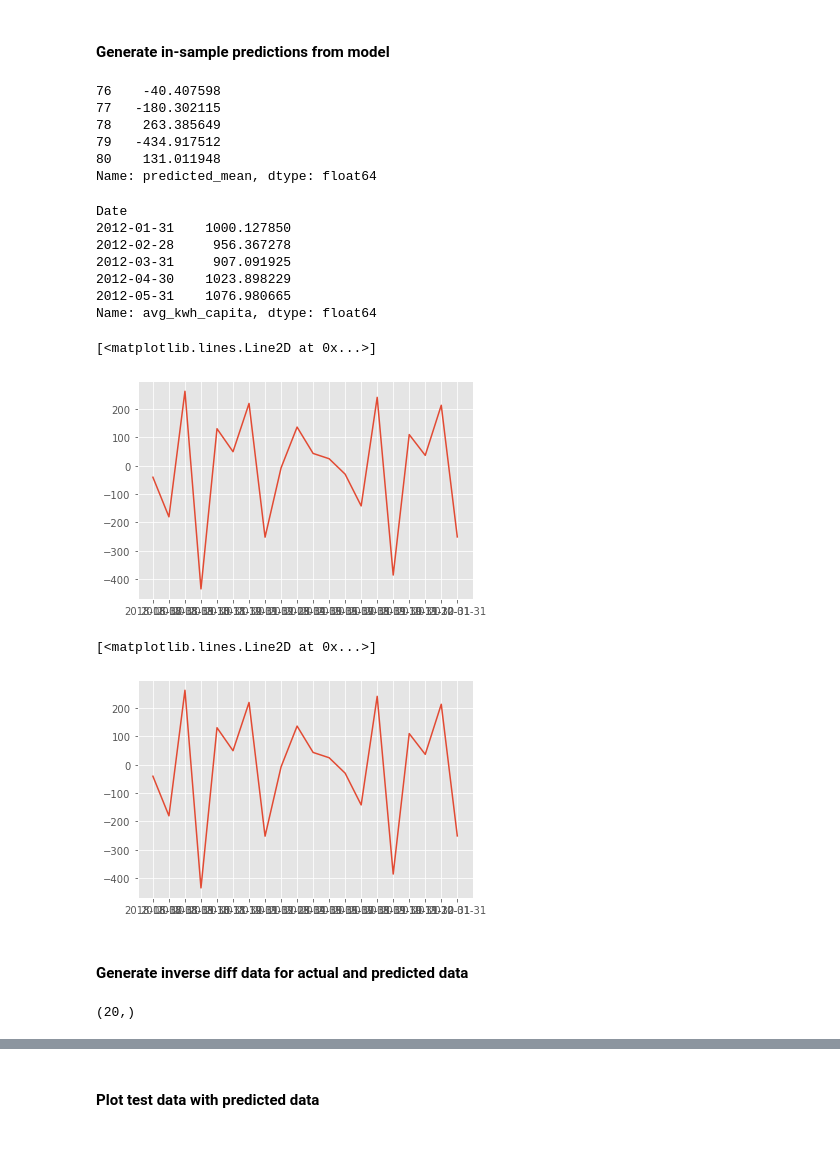
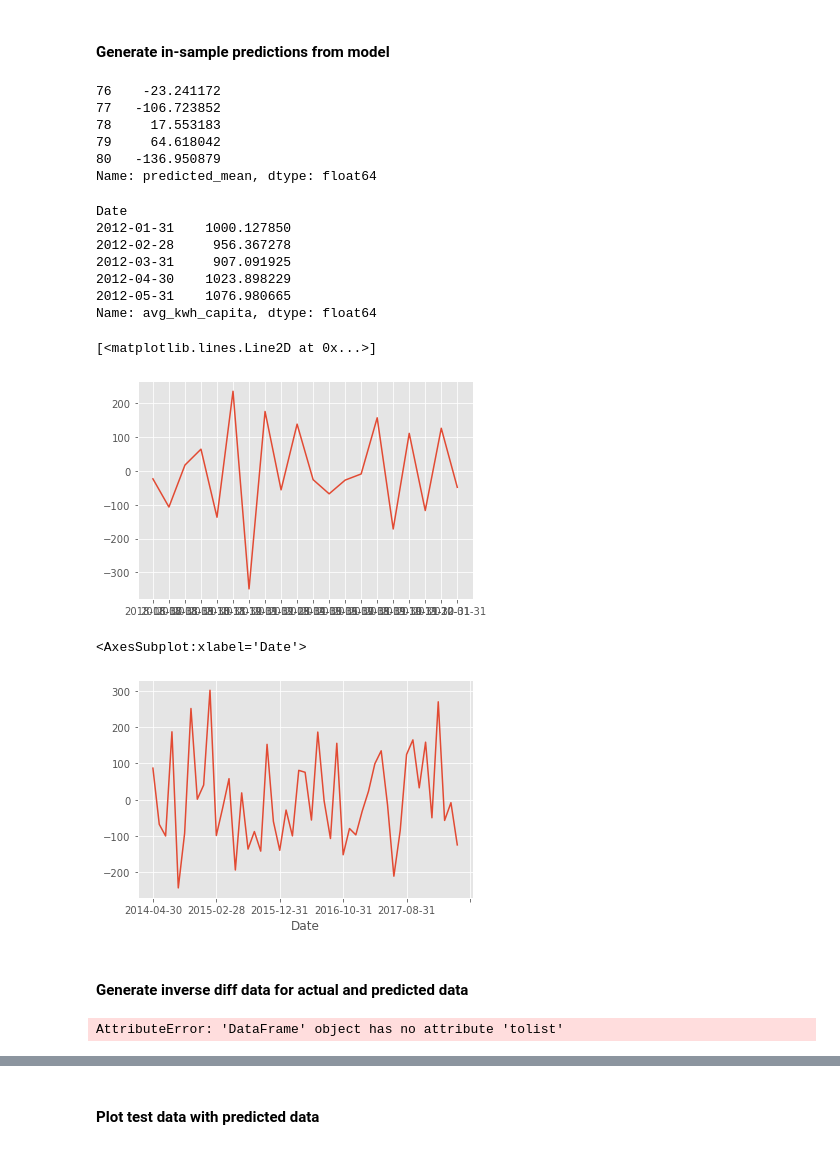
Before and after one commit to katiejohnsonsf/Forecasting-a-Carbon-Zero-City, a Jupyter notebook: Models.ipynb, the cells around one changed output, grey strips where cells are left out. Cells and saved outputs as stored; diff of their text form; code cells hidden in the pictures.

```diff
--- a/Models.ipynb
+++ b/Models.ipynb
@@ -76,10 +67,10 @@ plt.savefig('images/seas_decomp_diffed.png')
 <h4>Split the data into training and testing sets</h4>
 # %%
 #train_test_split
-tr_start,tr_end = '2012-03-31','2018-05-31'
-te_start,te_end = '2018-06-30','2020-01-31'
-train = diffed[tr_start:tr_end]
-test = diffed[te_start:te_end]
+# tr_start,tr_end = '2012-03-31','2018-05-31'
+# te_start,te_end = '2018-06-30','2020-01-31'
+train = diffed[0:74]
+test = diffed[75:]
 # %% [markdown]
 <h4>Scope the AR (p) and MA (q) terms with ACF plot</h4>
 # %%
@@ -257,11 +162,12 @@ Optimization terminated successfully.
 <h4>Train model on training set</h4>
 # %%
 # SARIMA with optimized parameters
-mod = sm.tsa.statespace.SARIMAX(train, order=(0, 1, 2), seasonal_order=(2, 1, 1, 4))
-res = mod.fit(max_iter=50, method='powell')
+mod = sm.tsa.statespace.SARIMAX(train, order=(0, 1, 2), seasonal_order=(2, 2, 1, 12), simple_differencing=True)
+res = mod.fit(max_iter=50)
 res
 print(res.summary())
 
 # (0, 1, 2), seasonal_order=(2, 1, 1, 4)
 # SARIMAX(0, 1, 2),(1, 1, 2, 6) - AIC:832.7026273809294
+# (0, 1, 2)(0, 2, 1, 12)
 # %% [output]
@@ -290,11 +196,11 @@ predictions = res.predict(start=76, end=95)
 # %%
 predictions.head()
 # %% [output]
-76    -40.407598
-77   -180.302115
-78    263.385649
-79   -434.917512
-80    131.011948
+76    -23.241172
+77   -106.723852
+78     17.553183
+79     64.618042
+80   -136.950879
 Name: predicted_mean, dtype: float64
 # %%
 cov_rem['avg_kwh_capita'].head()
@@ -307,6 +213,8 @@ Date
 2012-05-31    1076.980665
 Name: avg_kwh_capita, dtype: float64
 # %%
+# plot r
+
 predictions = pd.DataFrame(predictions)
 predictions.index = test.index
 
@@ -316,16 +224,18 @@ fig, ax = plt.subplots()
 ax.plot(x, predictions)
 # %% [output]
 [<matplotlib.lines.Line2D at 0x...>]
-[figure, old version]
+[figure, new version]
 # %%
-resid = pd.DataFrame(predictions)
+# plot residuals
+res.resid.plot()
+# residuals = pd.DataFrame(residuals)
 
-x = resid.index
+# x = residuals.index
 
-fig, ax = plt.subplots()
-ax.plot(x, resid)
+# fig, ax = plt.subplots()
+# ax.plot(x, residuals)
 # %% [output]
-[<matplotlib.lines.Line2D at 0x...>]
+<AxesSubplot:xlabel='Date'>
-[figure, old version]
+[figure, new version]
 # %% [markdown]
 <h4>Generate inverse diff data for actual and predicted data</h4>
@@ -341,8 +264,6 @@ def inv_diff(df_orig_column ,df_diff_column, periods):
 # %%
-undiffed_preds = inv_diff(cov_rem['avg_kwh_capita'], predictions['predicted_mean'], 12)
+undiffed_preds = inv_diff(res, cov_rem['avg_kwh_capita'], predictions, 12)
+# %% [output]
+AttributeError: 'DataFrame' object has no attribute 'tolist'
-# %%
-undiffed_preds.shape
-# %% [output]
-(20,)
 # %%
 undiffed_preds = pd.DataFrame(undiffed_preds)
```
Also changed, not shown: parts of 67 cells of this notebook, 4 other files.
